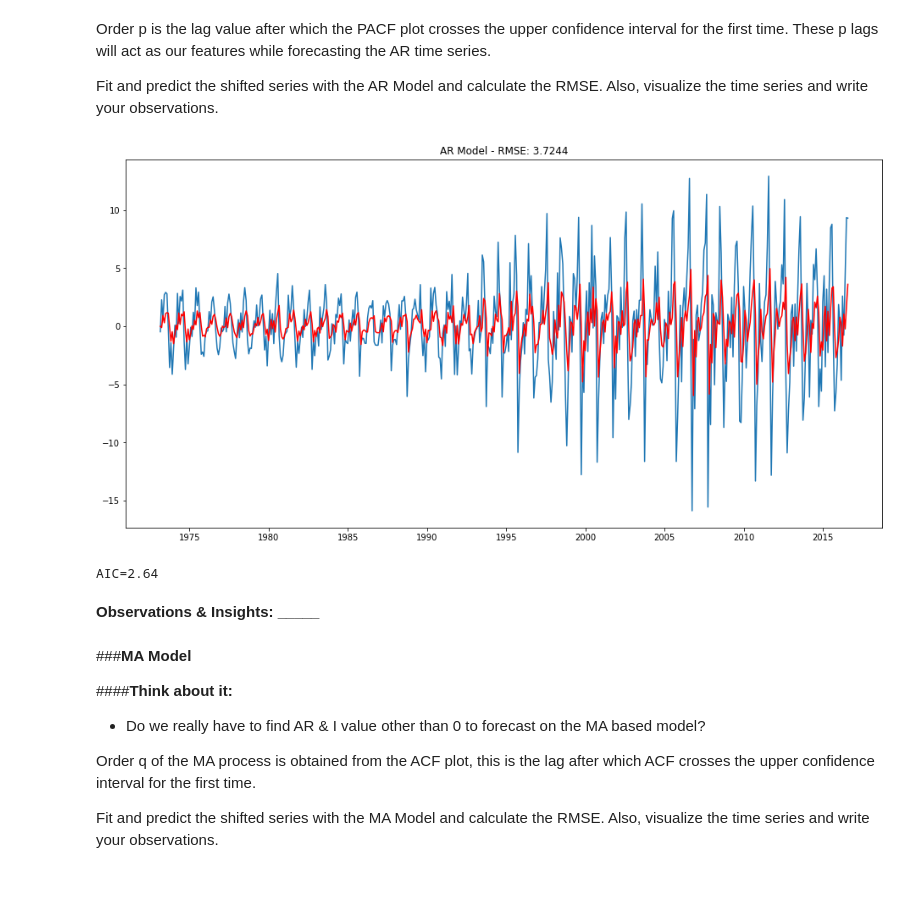
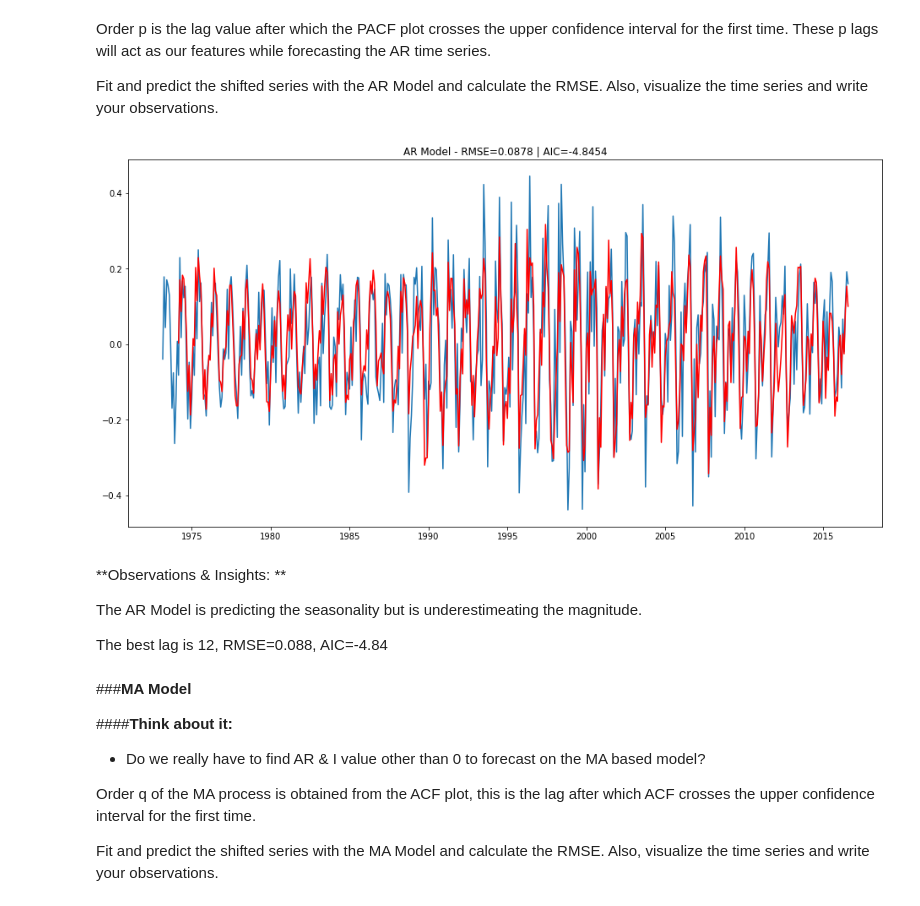
Before and after one commit to richsharples/MIT-DS, a Jupyter notebook: Reference_Notebook_Milestone_2_Time_Series.ipynb, the cells around one changed output. Drawn from its saved outputs; the diff is of its cells as text; code cells hidden in the pictures.

```diff
--- a/Reference_Notebook_Milestone_2_Time_Series.ipynb
+++ b/Reference_Notebook_Milestone_2_Time_Series.ipynb
@@ -287,0 +294,9 @@ TestStationaryPlot (mte_diff,12)
+# %%
+# Apply first-order differencing to the log transformed time series
+# to remove trend and seasonality
+
+mte_shift = mte_log - mte_log.shift(1)
+
+mte_shift.dropna(inplace=True)
+
+TestStationaryPlot (mte_shift,12)
@@ -376,26 +433,35 @@ Fit and predict the shifted series with the AR Model and calculate the RMSE. Als
 # %%
 #Importing AutoReg function to apply AR model
 from statsmodels.tsa.ar_model import AutoReg
 
 #To calculate the MSE or RMSE
 from sklearn.metrics import mean_squared_error
 
+# cantidate lags 1, 8, 9, 12
+
 plt.figure(figsize=(16,8))
-model_AR = AutoReg(mte_diff,lags=1) #Use number of lags as 1 and apply AutoReg function on df_shift series
-results_AR = model_AR.fit() #fit the model
-plt.plot(mte_diff)
+model_AR = AutoReg(mte_shift,lags=12)
+results_AR = model_AR.fit()
+plt.plot(mte_shift)
+
 predict = results_AR.predict() #predict the series
 predict = predict.fillna(0) #Converting NaN values to 0
-plt.plot(predict, color='red')
-plt.title('AR Model - RMSE: %.4f'% mean_squared_error(predict,mte_diff, squared=False))  #Calculating rmse
+
+plt.plot(results_AR.predict(), color='red')
+
+plt.title("AR Model - RMSE={mse:.4f} | AIC={aic:.4f}".format(
+    mse=mean_squared_error(predict,mte_shift, squared=False),
+    aic=results_AR.aic))
+
 plt.show()
-
-print(f"AIC=%.2f"%results_AR.aic)
 # %% [output]
-[figure, old version]
+[figure, new version]
-AIC=2.64
-# %% [markdown]
-**Observations & Insights: _____**
+# %% [markdown]
+**Observations & Insights: **
+
+The AR Model is predicting the seasonality but is underestimeating the magnitude.
+
+The best lag is 12, RMSE=0.088, AIC=-4.84
 # %% [markdown]
 ###**MA Model**
 
```
Also changed, not shown: parts of 41 cells of this notebook.
